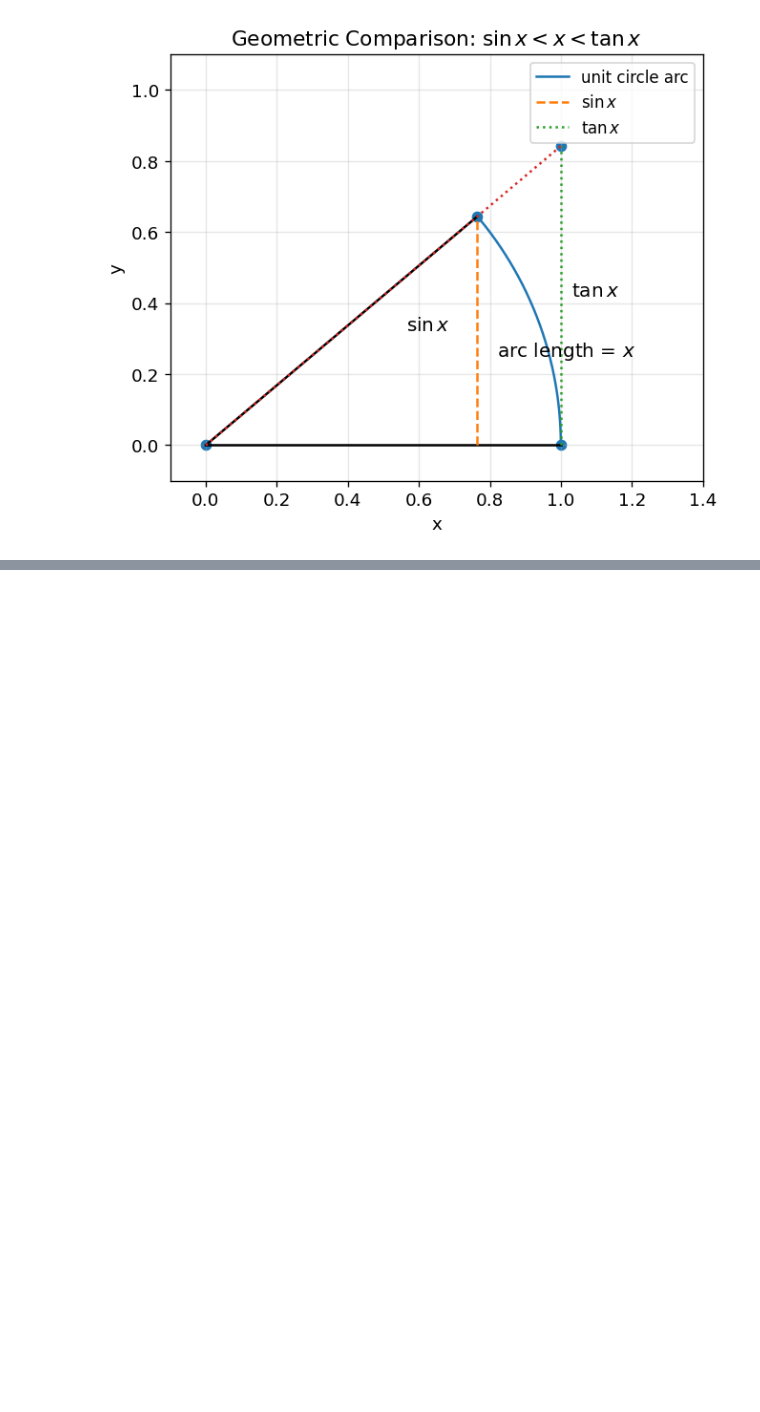
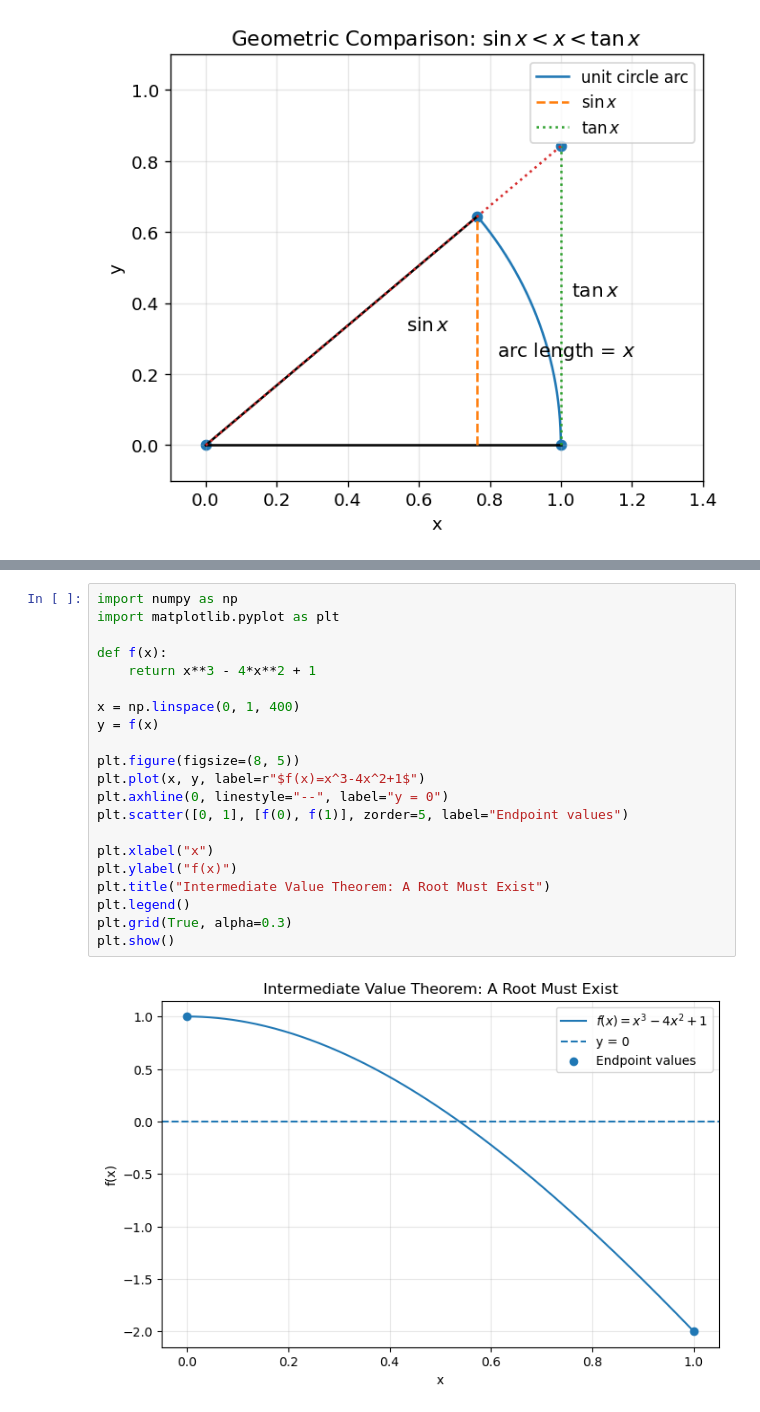
Before and after one commit to gisyaliny/math, a Jupyter notebook: docs/Calculus/Chapter1-Limit-Continuous.ipynb, the cells around one changed output, grey strips where cells are left out. Drawn from its saved outputs; the diff is of its cells as text; blank space fills up the shorter version.

```diff
--- a/docs/Calculus/Chapter1-Limit-Continuous.ipynb
+++ b/docs/Calculus/Chapter1-Limit-Continuous.ipynb
@@ -954,3 +1271,26 @@ If $f(x)$ is **continuous on the closed interval** $[a, b]$ and $k$ is any numbe
 a. Prove there is a solution of $x^3 - 4x^2 + 1 = 0$ on the interval $(0,1)$.
 
 ![image.png](./assets/01.png)
+# %%
+import numpy as np
+import matplotlib.pyplot as plt
+
+def f(x):
+    return x**3 - 4*x**2 + 1
+
+x = np.linspace(0, 1, 400)
+y = f(x)
+
+plt.figure(figsize=(8, 5))
+plt.plot(x, y, label=r"$f(x)=x^3-4x^2+1$")
+plt.axhline(0, linestyle="--", label="y = 0")
+plt.scatter([0, 1], [f(0), f(1)], zorder=5, label="Endpoint values")
+
+plt.xlabel("x")
+plt.ylabel("f(x)")
+plt.title("Intermediate Value Theorem: A Root Must Exist")
+plt.legend()
+plt.grid(True, alpha=0.3)
+plt.show()
+# %% [output]
+[figure, added]
```
Also changed, not shown: parts of 42 cells of this notebook, 5 other files.
